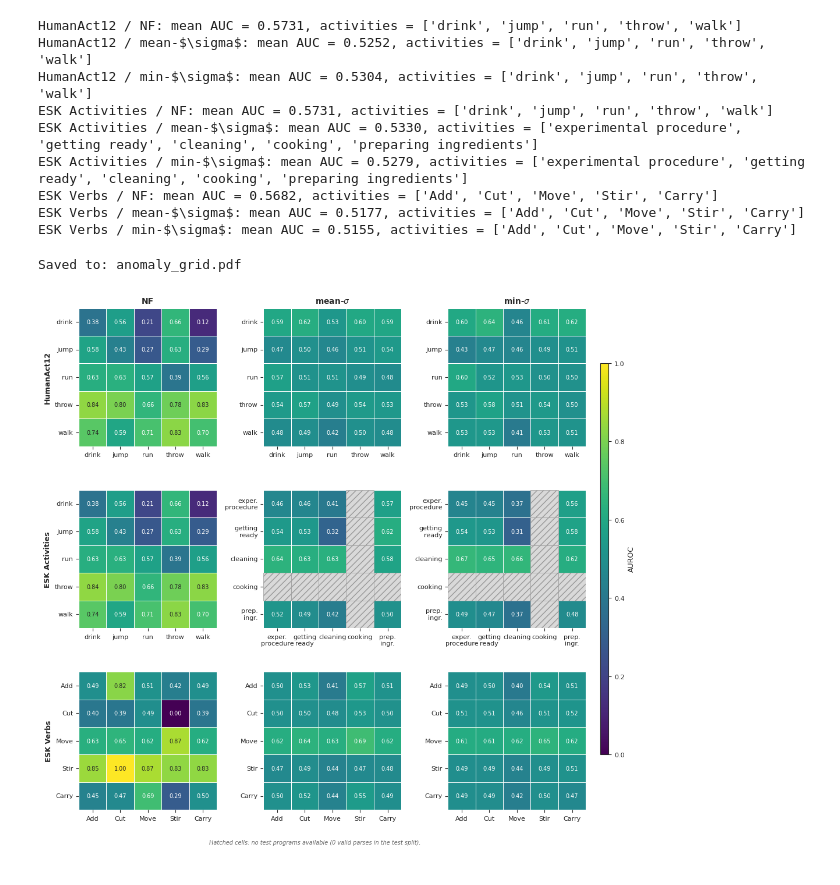
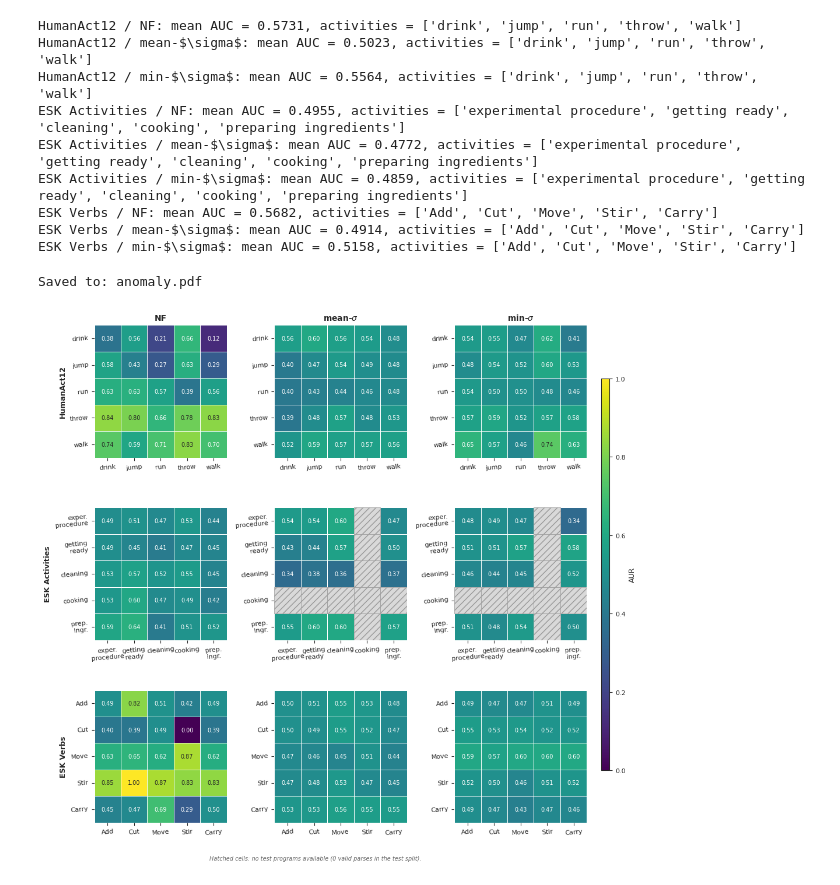
Before and after one commit to assistive-autonomy/exact, a Jupyter notebook: notebooks/anomaly_detection_analysis.ipynb, the cells around one changed output. Saved outputs shown, nothing was run; the diff lists cells and outputs as text; code cells hidden in the pictures.

```diff
--- a/notebooks/anomaly_detection_analysis.ipynb
+++ b/notebooks/anomaly_detection_analysis.ipynb
@@ -44,14 +44,14 @@ DATASET_LABELS = {"actions": "HumanAct12", "activity": "ESK Activities", "verbs"
 # Map (method, dataset) -> folder name
 EXPERIMENT_FOLDERS = {
     ("nf", "actions"):           "nf_actions_20260310_192939",
-    ("nf", "activity"):          "nf_actions_20260310_192939",
+    ("nf", "activity"):          "nf_activity_20260310_184837",
     ("nf", "verbs"):             "nf_verbs_20260310_180632",
-    ("mean_sigmoid", "actions"):  "mean_sigmoid_actions_20260310_193046",
-    ("mean_sigmoid", "activity"): "mean_sigmoid_activity_20260310_192821",
-    ("mean_sigmoid", "verbs"):    "mean_sigmoid_verbs_20260310_183640",
-    ("min_sigmoid", "actions"):   "min_sigmoid_actions_20260310_193105",
-    ("min_sigmoid", "activity"):  "min_sigmoid_activity_20260310_192858",
-    ("min_sigmoid", "verbs"):     "min_sigmoid_verbs_20260310_184237",
+    ("mean_sigmoid", "actions"):  "mean_sigmoid_actions_20260312_132257",
+    ("mean_sigmoid", "activity"): "mean_sigmoid_activity_20260312_132230",
+    ("mean_sigmoid", "verbs"):    "mean_sigmoid_verbs_20260312_132031",
+    ("min_sigmoid", "actions"):   "min_sigmoid_actions_20260312_132542",
+    ("min_sigmoid", "activity"):  "min_sigmoid_activity_20260312_132516",
+    ("min_sigmoid", "verbs"):     "min_sigmoid_verbs_20260312_132315",
 }
 
 
@@ -97,14 +97,14 @@ for dataset in DATASETS:
               f"activities = {d['activities']}")
 # %% [output]
 HumanAct12 / NF: mean AUC = 0.5731, activities = ['drink', 'jump', 'run', 'throw', 'walk']
-HumanAct12 / mean-$\sigma$: mean AUC = 0.5252, activities = ['drink', 'jump', 'run', 'throw', 'walk']
-HumanAct12 / min-$\sigma$: mean AUC = 0.5304, activities = ['drink', 'jump', 'run', 'throw', 'walk']
-ESK Activities / NF: mean AUC = 0.5731, activities = ['drink', 'jump', 'run', 'throw', 'walk']
-ESK Activities / mean-$\sigma$: mean AUC = 0.5330, activities = ['experimental procedure', 'getting ready', 'cleaning', 'cooking', 'preparing ingredients']
-ESK Activities / min-$\sigma$: mean AUC = 0.5279, activities = ['experimental procedure', 'getting ready', 'cleaning', 'cooking', 'preparing ingredients']
+HumanAct12 / mean-$\sigma$: mean AUC = 0.5023, activities = ['drink', 'jump', 'run', 'throw', 'walk']
+HumanAct12 / min-$\sigma$: mean AUC = 0.5564, activities = ['drink', 'jump', 'run', 'throw', 'walk']
+ESK Activities / NF: mean AUC = 0.4955, activities = ['experimental procedure', 'getting ready', 'cleaning', 'cooking', 'preparing ingredients']
+ESK Activities / mean-$\sigma$: mean AUC = 0.4772, activities = ['experimental procedure', 'getting ready', 'cleaning', 'cooking', 'preparing ingredients']
+ESK Activities / min-$\sigma$: mean AUC = 0.4859, activities = ['experimental procedure', 'getting ready', 'cleaning', 'cooking', 'preparing ingredients']
 ESK Verbs / NF: mean AUC = 0.5682, activities = ['Add', 'Cut', 'Move', 'Stir', 'Carry']
-ESK Verbs / mean-$\sigma$: mean AUC = 0.5177, activities = ['Add', 'Cut', 'Move', 'Stir', 'Carry']
-ESK Verbs / min-$\sigma$: mean AUC = 0.5155, activities = ['Add', 'Cut', 'Move', 'Stir', 'Carry']
+ESK Verbs / mean-$\sigma$: mean AUC = 0.4914, activities = ['Add', 'Cut', 'Move', 'Stir', 'Carry']
+ESK Verbs / min-$\sigma$: mean AUC = 0.5158, activities = ['Add', 'Cut', 'Move', 'Stir', 'Carry']
 # %%
 def plot_auc_grid(
     experiments: dict,
@@ -182,8 +182,8 @@ def plot_auc_grid(
                             hatch="///", edgecolor="#999999", linewidth=0.5,
                         ))
 
-            ax.set_xticklabels(wrapped, rotation=0, fontsize=TICK_FONTSIZE)
-            ax.set_yticklabels(wrapped, rotation=0, fontsize=TICK_FONTSIZE)
+            ax.set_xticklabels(wrapped, rotation=5, fontsize=TICK_FONTSIZE)
+            ax.set_yticklabels(wrapped, rotation=5, fontsize=TICK_FONTSIZE)
 
             # Row labels on leftmost column
             if col_idx == 0:
@@ -200,34 +200,34 @@ def plot_auc_grid(
     # Add shared colorbar
     cbar_ax = fig.add_axes([1.01, 0.15, 0.015, 0.7])
     sm = plt.cm.ScalarMappable(cmap=cmap, norm=plt.Normalize(0, 1))
     sm.set_array([])
     cbar = fig.colorbar(sm, cax=cbar_ax)
-    cbar.set_label("AUROC", fontsize=LABEL_FONTSIZE)
+    cbar.set_label("AUR", fontsize=LABEL_FONTSIZE)
     cbar.ax.tick_params(labelsize=TICK_FONTSIZE)
 
     plt.tight_layout()
 
     # Footnote if any cells were missing
     if has_missing:
         fig.text(
             0.5, -0.01,
             "Hatched cells: no test programs available (0 valid parses in the test split).",
             ha="center", fontsize=TICK_FONTSIZE - 1, style="italic", color="#666666",
         )
 
     if save_path:
         plt.savefig(save_path, dpi=RESOLUTION, bbox_inches="tight", facecolor="white")
         print(f"Saved to: {save_path}")
 
     plt.show()
     return fig
 
 
 fig = plot_auc_grid(
     experiments, DATASETS, METHODS,
     DATASET_LABELS, METHOD_LABELS,
-    save_path="anomaly_grid.pdf",
+    save_path="anomaly.pdf",
 )
 # %% [output]
-Saved to: anomaly_grid.pdf
+Saved to: anomaly.pdf
-[figure, old version]
+[figure, new version]
```
Also changed, not shown: 4 other files.
